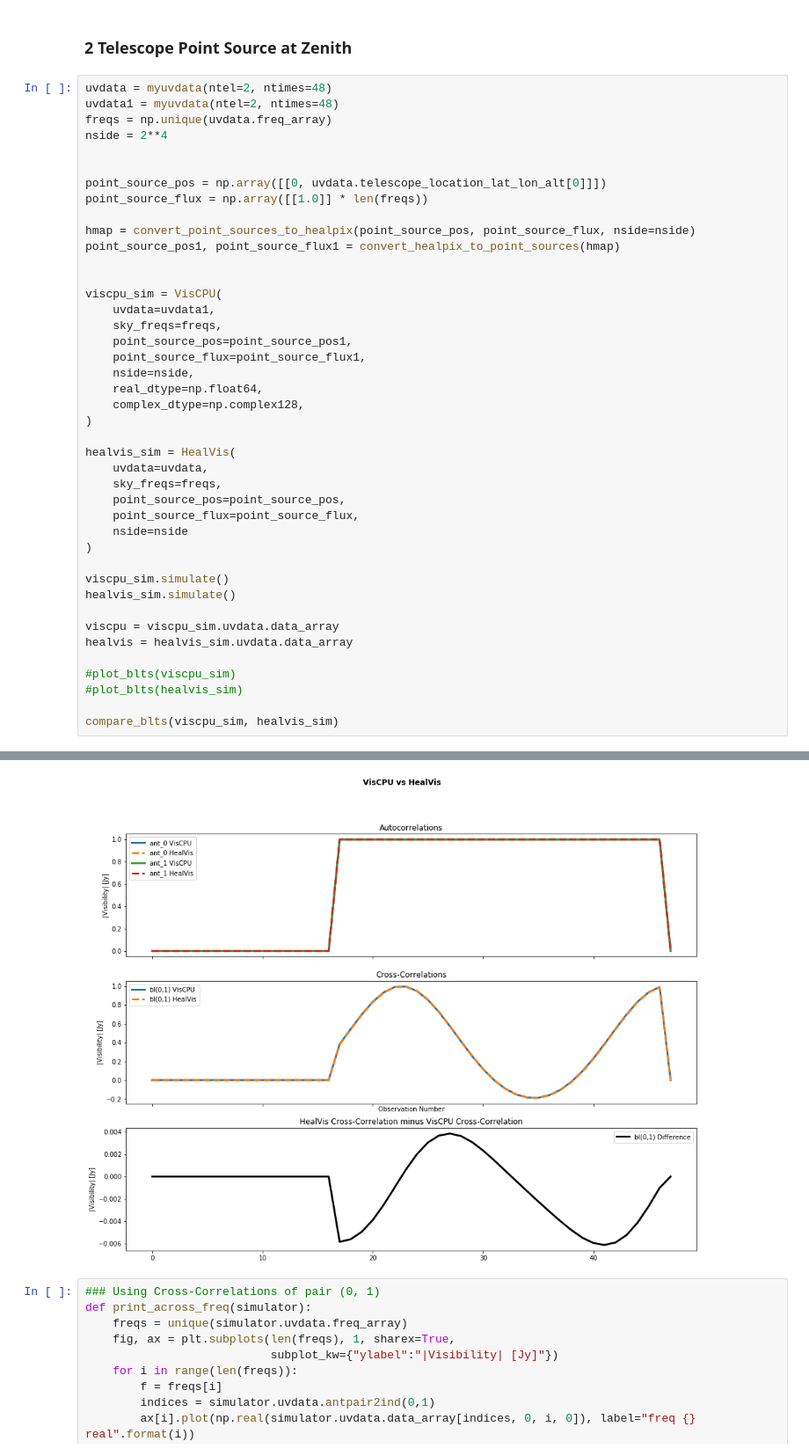
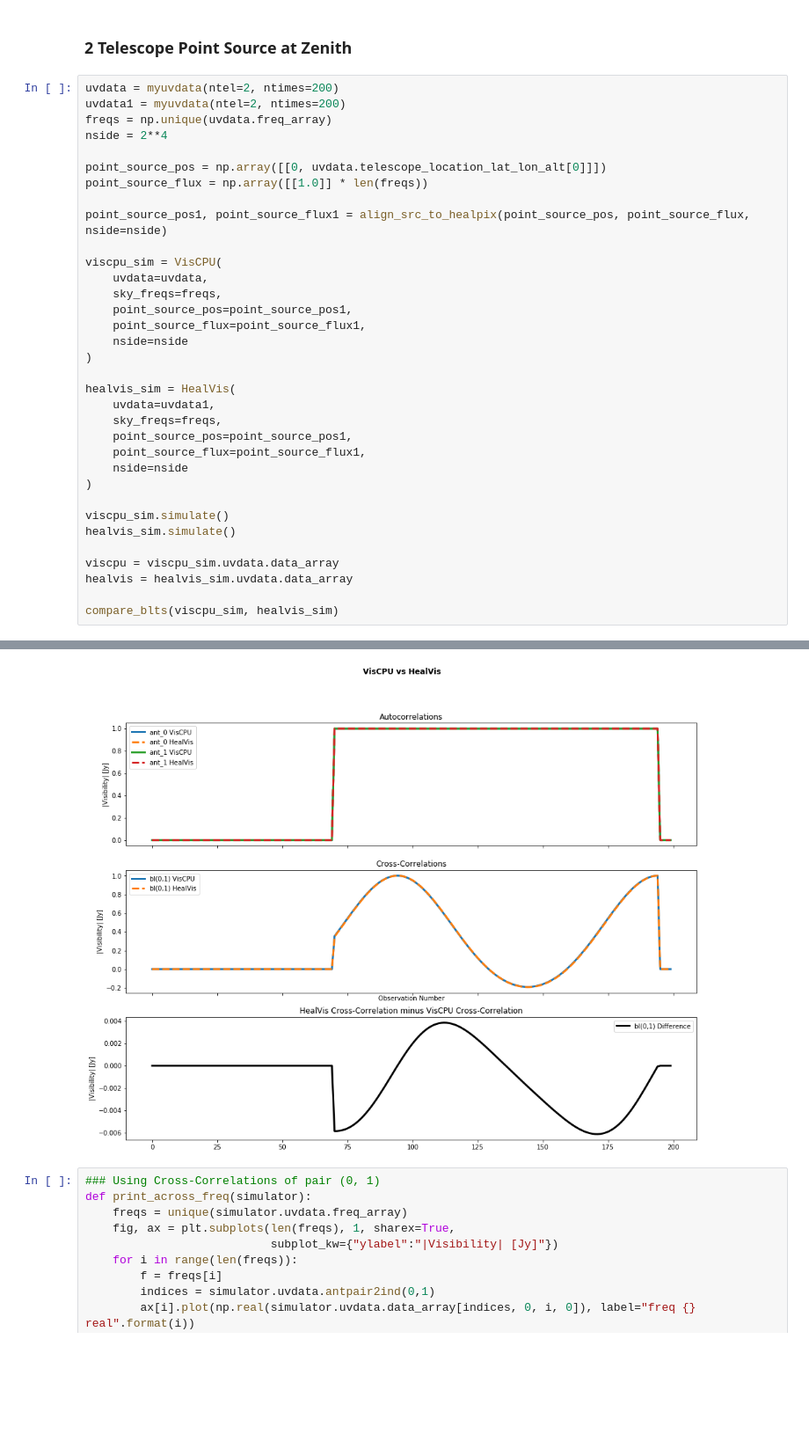
Before and after one commit to HERA-Team/hera_sim, a Jupyter notebook: docs/tutorials/visibility_simulator.ipynb, the cells around one changed output, grey strips where cells are left out. Shown: that part at 88% size. Saved outputs shown, nothing was run; the diff lists cells and outputs as text; blank space fills up the shorter version.

```diff
--- a/docs/tutorials/visibility_simulator.ipynb
+++ b/docs/tutorials/visibility_simulator.ipynb
@@ -488,34 +562,29 @@ plt.figure()
 # %% [markdown]
 ### 2 Telescope Point Source at Zenith
 # %%
-uvdata = myuvdata(ntel=2, ntimes=48)
-uvdata1 = myuvdata(ntel=2, ntimes=48)
+uvdata = myuvdata(ntel=2, ntimes=200)
+uvdata1 = myuvdata(ntel=2, ntimes=200)
 freqs = np.unique(uvdata.freq_array)
 nside = 2**4
-
 
 point_source_pos = np.array([[0, uvdata.telescope_location_lat_lon_alt[0]]])
 point_source_flux = np.array([[1.0]] * len(freqs))
 
-hmap = convert_point_sources_to_healpix(point_source_pos, point_source_flux, nside=nside)
-point_source_pos1, point_source_flux1 = convert_healpix_to_point_sources(hmap)
-
+point_source_pos1, point_source_flux1 = align_src_to_healpix(point_source_pos, point_source_flux, nside=nside)
 
 viscpu_sim = VisCPU(
+    uvdata=uvdata,
+    sky_freqs=freqs,
+    point_source_pos=point_source_pos1,
+    point_source_flux=point_source_flux1,
+    nside=nside
+)
+
+healvis_sim = HealVis(
     uvdata=uvdata1,
     sky_freqs=freqs,
     point_source_pos=point_source_pos1,
     point_source_flux=point_source_flux1,
-    nside=nside,
-    real_dtype=np.float64,
-    complex_dtype=np.complex128,
-)
-
-healvis_sim = HealVis(
-    uvdata=uvdata,
-    sky_freqs=freqs,
-    point_source_pos=point_source_pos,
-    point_source_flux=point_source_flux,
     nside=nside
 )
 
@@ -525,9 +594,6 @@ healvis_sim.simulate()
 viscpu = viscpu_sim.uvdata.data_array
 healvis = healvis_sim.uvdata.data_array
 
-#plot_blts(viscpu_sim)
-#plot_blts(healvis_sim)
-
 compare_blts(viscpu_sim, healvis_sim)
 # %% [output]
 Compilation is falling back to object mode WITH looplifting enabled because Function "make_fringe" failed type inference due to: Use of unsupported NumPy function 'numpy.einsum' or unsupported use of  ...
@@ -567,4 +633,4 @@ Finished: 48, Elapsed 0.03min, Remain 0.000hour, MaxRSS 0.202836GB
-[figure, old version]
+[figure, new version]
 # %%
 ### Using Cross-Correlations of pair (0, 1)
 def print_across_freq(simulator):
```
Also changed, not shown: parts of 12 cells of this notebook, 3 other files.
